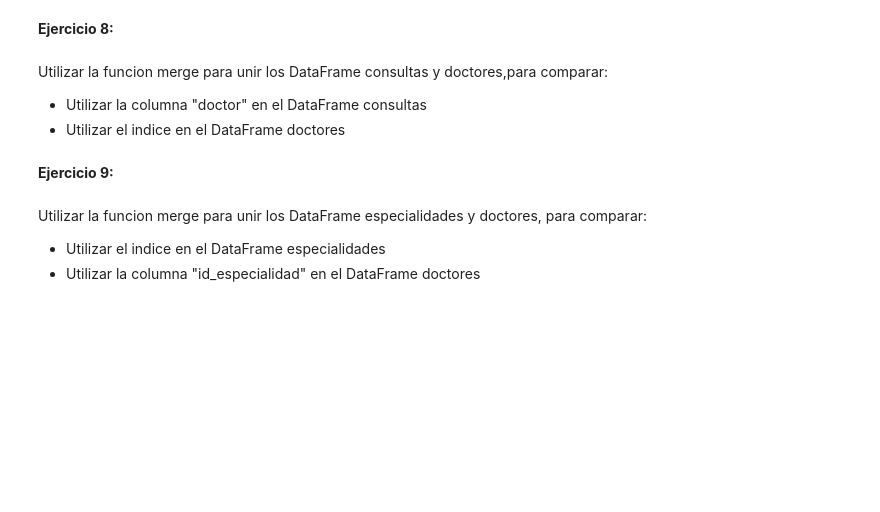
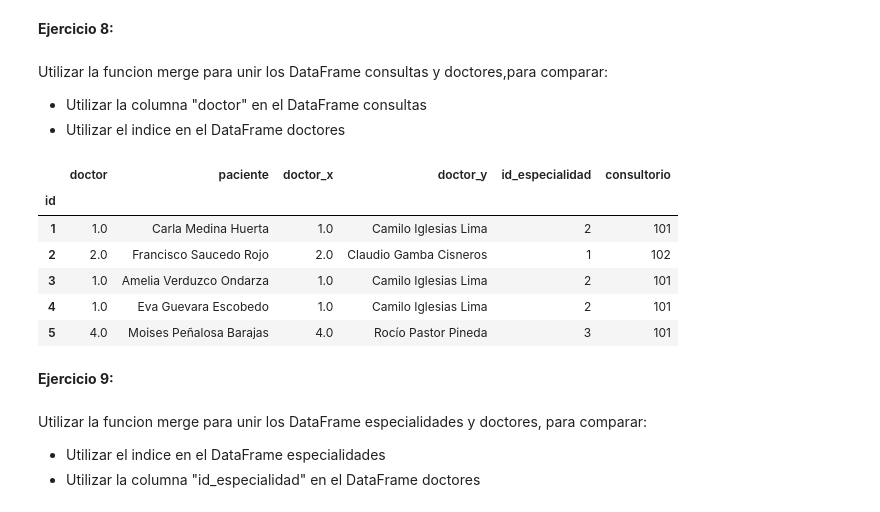
Before and after one commit to alcazarpedro/project_numpy_pandas, a Jupyter notebook: pandas_dtascience/4_Merge/Merge.ipynb, the cells around one changed output. Drawn from its saved outputs; the diff is of its cells as text; code cells hidden in the pictures; blank space fills up the shorter version.

```diff
--- a/pandas_dtascience/4_Merge/Merge.ipynb
+++ b/pandas_dtascience/4_Merge/Merge.ipynb
@@ -71,6 +114,16 @@ __Ejercicio 8:__
 Utilizar la funcion merge para unir los DataFrame consultas y doctores,para comparar:
 - Utilizar la columna "doctor" en el DataFrame consultas
 - Utilizar el indice en el DataFrame doctores
+# %%
+pd.merge(consultas,doctores,left_on="doctor",right_index=True)
+# %% [output]
+|  | doctor | paciente | doctor_x | doctor_y | id_especialidad | consultorio |
+| id |  |  |  |  |  |  |
+| 1 | 1.0 | Carla Medina Huerta | 1.0 | Camilo Iglesias Lima | 2 | 101 |
+| 2 | 2.0 | Francisco Saucedo Rojo | 2.0 | Claudio Gamba Cisneros | 1 | 102 |
+| 3 | 1.0 | Amelia Verduzco Ondarza | 1.0 | Camilo Iglesias Lima | 2 | 101 |
+| 4 | 1.0 | Eva Guevara Escobedo | 1.0 | Camilo Iglesias Lima | 2 | 101 |
+| 5 | 4.0 | Moises Peñalosa Barajas | 4.0 | Rocío Pastor Pineda | 3 | 101 |
 # %% [markdown]
 __Ejercicio 9:__
 # %% [markdown]
```
Also changed, not shown: parts of 7 cells of this notebook.
